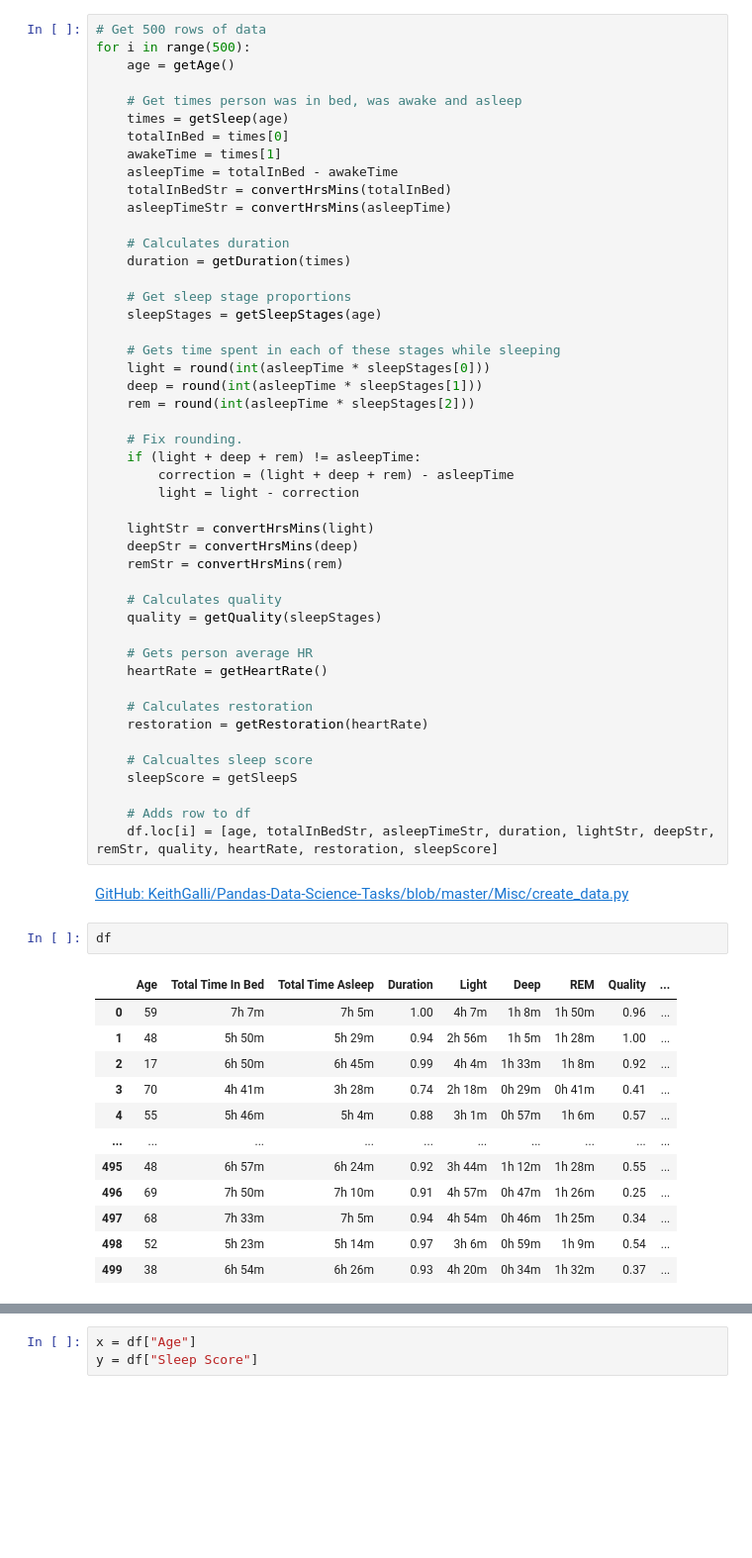
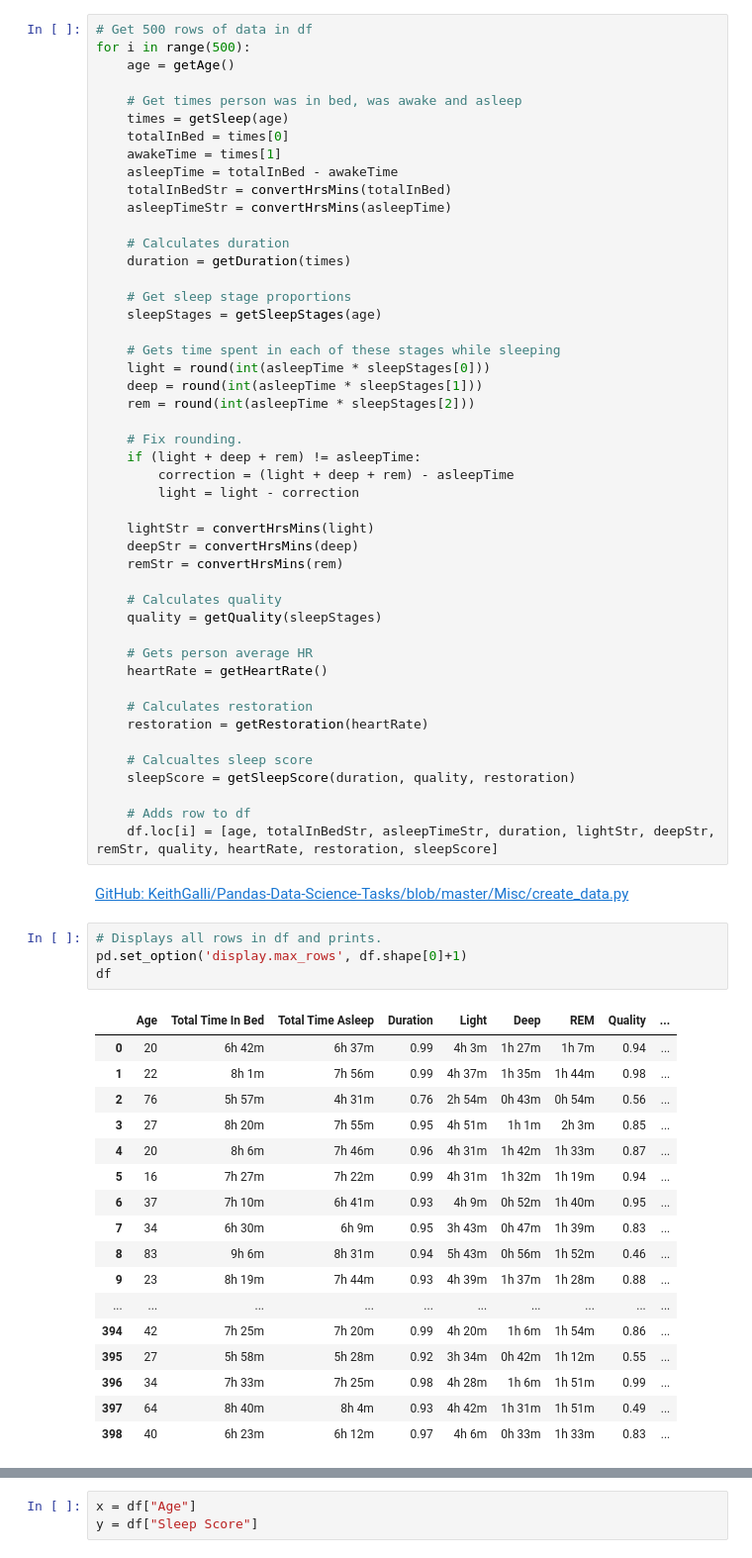
Before and after one commit to ShaneOG2/ProgrammingForDAp1, a Jupyter notebook: Simulation Notebook.ipynb, the cells around one changed output, grey strips where cells are left out. Shown at 99% size. Cells and saved outputs as stored; diff of their text form; blank space fills up the shorter version.

```diff
--- a/Simulation Notebook.ipynb
+++ b/Simulation Notebook.ipynb
@@ -597,7 +608,7 @@ def getSleepScore(duration, quality, restoration):
     sleepScore = round(sleepScore, 0)
     return sleepScore
 # %%
-# Get 500 rows of data
+# Get 500 rows of data in df
 for i in range(500):
     age = getAge()
 
@@ -639,24 +650,31 @@ for i in range(500):
     restoration = getRestoration(heartRate)
 
     # Calcualtes sleep score
-    sleepScore = getSleepS
+    sleepScore = getSleepScore(duration, quality, restoration)
 
     # Adds row to df
     df.loc[i] = [age, totalInBedStr, asleepTimeStr, duration, lightStr, deepStr, remStr, quality, heartRate, restoration, sleepScore]
 # %% [markdown]
 <a href="https://github.com/KeithGalli/Pandas-Data-Science-Tasks/blob/master/Misc/create_data.py" target="_blank">GitHub: KeithGalli/Pandas-Data-Science-Tasks/blob/master/Misc/create_data.py</a><br>
 # %%
+# Displays all rows in df and prints.
+pd.set_option('display.max_rows', df.shape[0]+1)
 df
 # %% [output]
 |  | Age | Total Time In Bed | Total Time Asleep | Duration | Light | Deep | REM | Quality | ... |
-| 0 | 59 | 7h 7m | 7h 5m | 1.00 | 4h 7m | 1h 8m | 1h 50m | 0.96 | ... |
-| 1 | 48 | 5h 50m | 5h 29m | 0.94 | 2h 56m | 1h 5m | 1h 28m | 1.00 | ... |
-| 2 | 17 | 6h 50m | 6h 45m | 0.99 | 4h 4m | 1h 33m | 1h 8m | 0.92 | ... |
-| 3 | 70 | 4h 41m | 3h 28m | 0.74 | 2h 18m | 0h 29m | 0h 41m | 0.41 | ... |
-| 4 | 55 | 5h 46m | 5h 4m | 0.88 | 3h 1m | 0h 57m | 1h 6m | 0.57 | ... |
+| 0 | 20 | 6h 42m | 6h 37m | 0.99 | 4h 3m | 1h 27m | 1h 7m | 0.94 | ... |
+| 1 | 22 | 8h 1m | 7h 56m | 0.99 | 4h 37m | 1h 35m | 1h 44m | 0.98 | ... |
+| 2 | 76 | 5h 57m | 4h 31m | 0.76 | 2h 54m | 0h 43m | 0h 54m | 0.56 | ... |
+| 3 | 27 | 8h 20m | 7h 55m | 0.95 | 4h 51m | 1h 1m | 2h 3m | 0.85 | ... |
+| 4 | 20 | 8h 6m | 7h 46m | 0.96 | 4h 31m | 1h 42m | 1h 33m | 0.87 | ... |
+| 5 | 16 | 7h 27m | 7h 22m | 0.99 | 4h 31m | 1h 32m | 1h 19m | 0.94 | ... |
+| 6 | 37 | 7h 10m | 6h 41m | 0.93 | 4h 9m | 0h 52m | 1h 40m | 0.95 | ... |
+| 7 | 34 | 6h 30m | 6h 9m | 0.95 | 3h 43m | 0h 47m | 1h 39m | 0.83 | ... |
+| 8 | 83 | 9h 6m | 8h 31m | 0.94 | 5h 43m | 0h 56m | 1h 52m | 0.46 | ... |
+| 9 | 23 | 8h 19m | 7h 44m | 0.93 | 4h 39m | 1h 37m | 1h 28m | 0.88 | ... |
 | ... | ... | ... | ... | ... | ... | ... | ... | ... | ... |
-| 495 | 48 | 6h 57m | 6h 24m | 0.92 | 3h 44m | 1h 12m | 1h 28m | 0.55 | ... |
-| 496 | 69 | 7h 50m | 7h 10m | 0.91 | 4h 57m | 0h 47m | 1h 26m | 0.25 | ... |
-| 497 | 68 | 7h 33m | 7h 5m | 0.94 | 4h 54m | 0h 46m | 1h 25m | 0.34 | ... |
-| 498 | 52 | 5h 23m | 5h 14m | 0.97 | 3h 6m | 0h 59m | 1h 9m | 0.54 | ... |
-| 499 | 38 | 6h 54m | 6h 26m | 0.93 | 4h 20m | 0h 34m | 1h 32m | 0.37 | ... |
+| 394 | 42 | 7h 25m | 7h 20m | 0.99 | 4h 20m | 1h 6m | 1h 54m | 0.86 | ... |
+| 395 | 27 | 5h 58m | 5h 28m | 0.92 | 3h 34m | 0h 42m | 1h 12m | 0.55 | ... |
+| 396 | 34 | 7h 33m | 7h 25m | 0.98 | 4h 28m | 1h 6m | 1h 51m | 0.99 | ... |
+| 397 | 64 | 8h 40m | 8h 4m | 0.93 | 4h 42m | 1h 31m | 1h 51m | 0.49 | ... |
+| 398 | 40 | 6h 23m | 6h 12m | 0.97 | 4h 6m | 0h 33m | 1h 33m | 0.83 | ... |
```
Also changed, not shown: parts of 13 cells of this notebook, 2 other files.
